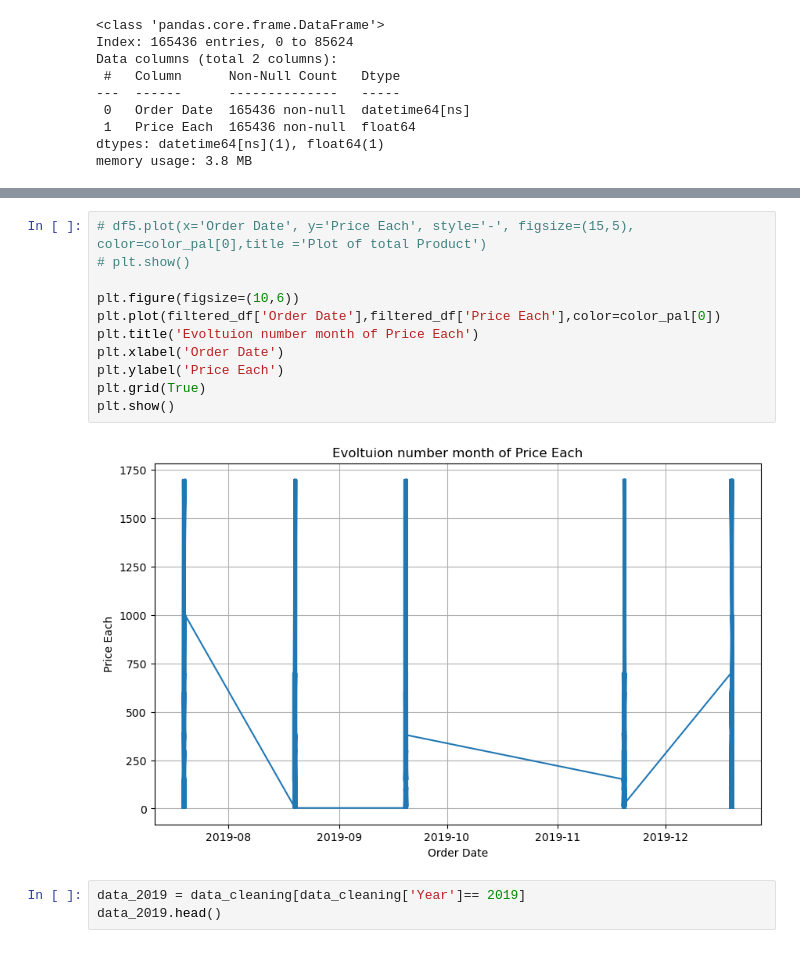
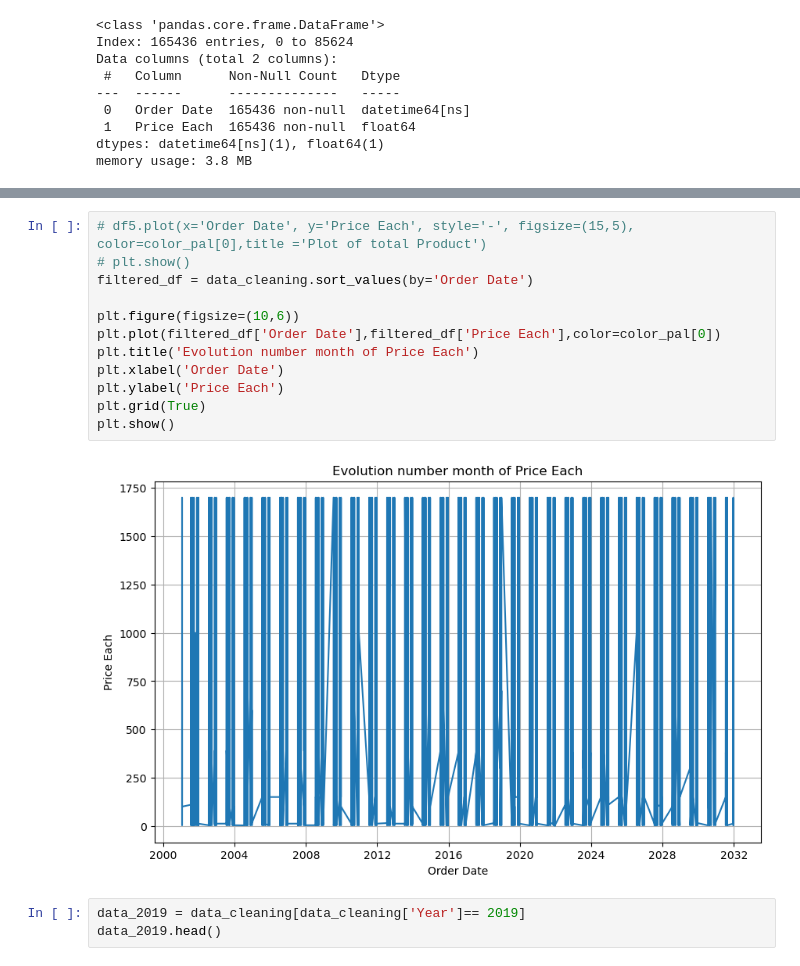
Before and after one commit to bambadij/sales_data_collected_2019, a Jupyter notebook: project.ipynb, the cells around one changed output, grey strips where cells are left out. Drawn from its saved outputs; the diff is of its cells as text.

```diff
--- a/project.ipynb
+++ b/project.ipynb
@@ -893,16 +894,17 @@ filtered_df
 # %%
 # df5.plot(x='Order Date', y='Price Each', style='-', figsize=(15,5), color=color_pal[0],title ='Plot of total Product')
 # plt.show()
+filtered_df = data_cleaning.sort_values(by='Order Date')
 
 plt.figure(figsize=(10,6))
 plt.plot(filtered_df['Order Date'],filtered_df['Price Each'],color=color_pal[0])
-plt.title('Evoltuion number month of Price Each')
+plt.title('Evolution number month of Price Each')
 plt.xlabel('Order Date')
 plt.ylabel('Price Each')
 plt.grid(True)
 plt.show()
 # %% [output]
-[figure, old version]
+[figure, new version]
 # %%
 data_2019 = data_cleaning[data_cleaning['Year']== 2019]
 data_2019.head()
```
Also changed, not shown: parts of 5 cells of this notebook.
